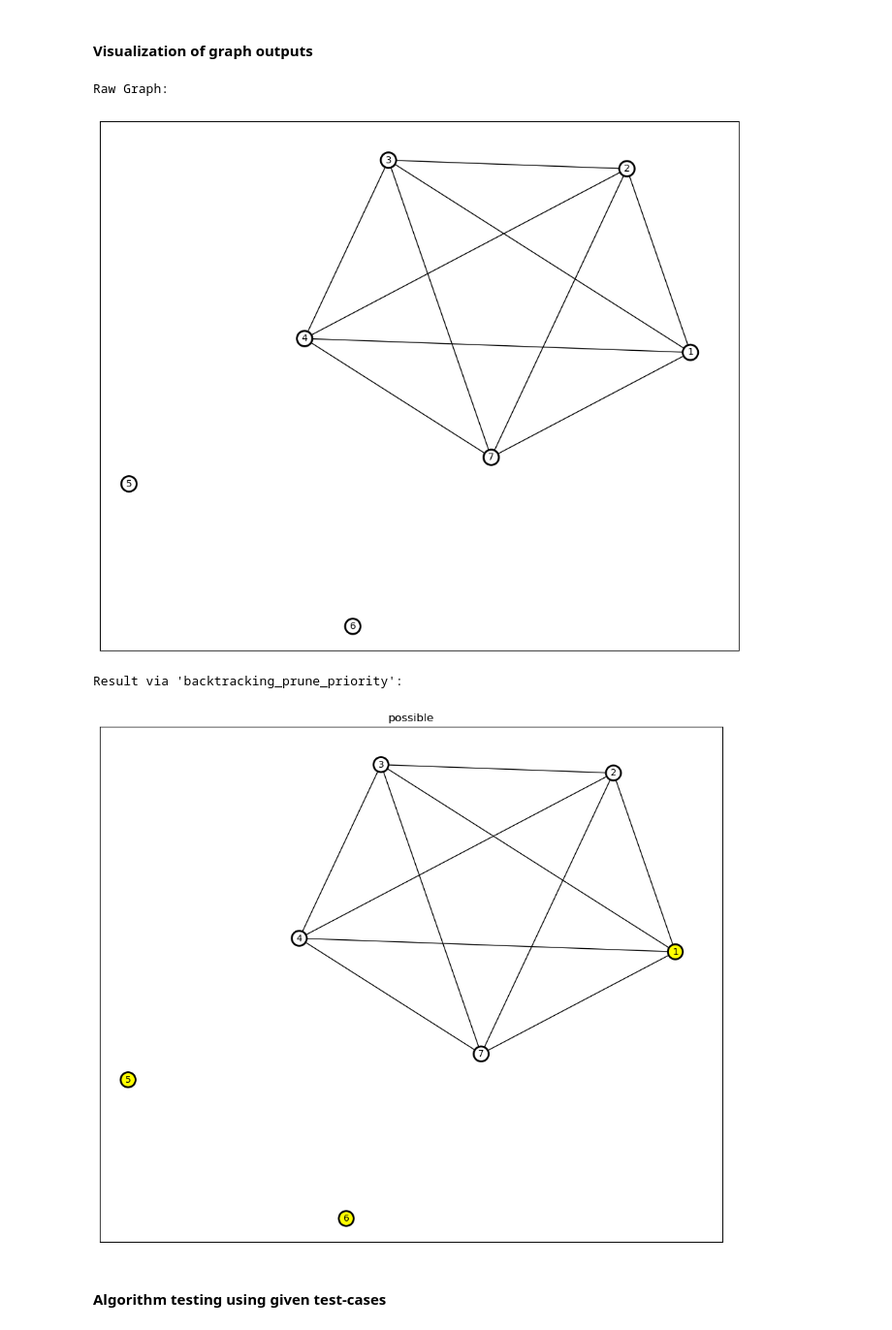
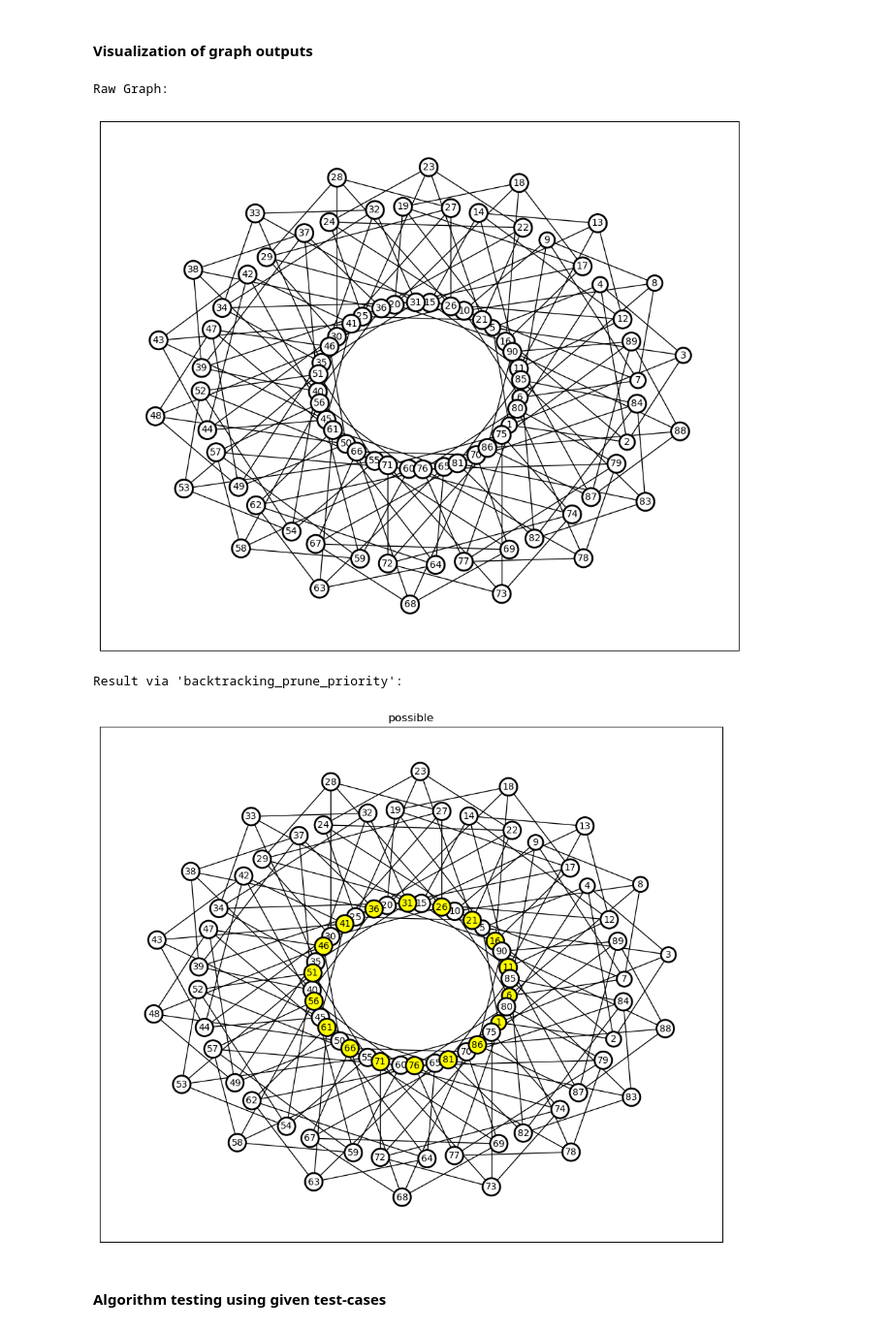
Before and after one commit to mikolajhilgert/jads-alg-project, a Jupyter notebook: DSA.ipynb, the cells around one changed output. Shown at 97% size. Cells and saved outputs as stored; diff of their text form; code cells hidden in the pictures.

```diff
--- a/DSA.ipynb
+++ b/DSA.ipynb
@@ -271,16 +286,16 @@ def backtracking_prune_priority(graph):
 # %% [markdown]
 #### Visualization of graph outputs
 # %%
-graph = Graph.from_file('samples/small_1.in')
+graph = Graph.from_file('samples/big_5.in')
 
 print("Raw Graph:")
 graph.draw_graph()
 graph.validate_and_show_bins(backtracking_prune_priority)
 # %% [output]
 Raw Graph:
-[figure, old version]
+[figure, new version]
 Result via 'backtracking_prune_priority':
-[figure, old version]
+[figure, new version]
 # %% [markdown]
 #### Algorithm testing using given test-cases
 # %%
```
Also changed, not shown: parts of 6 cells of this notebook.
